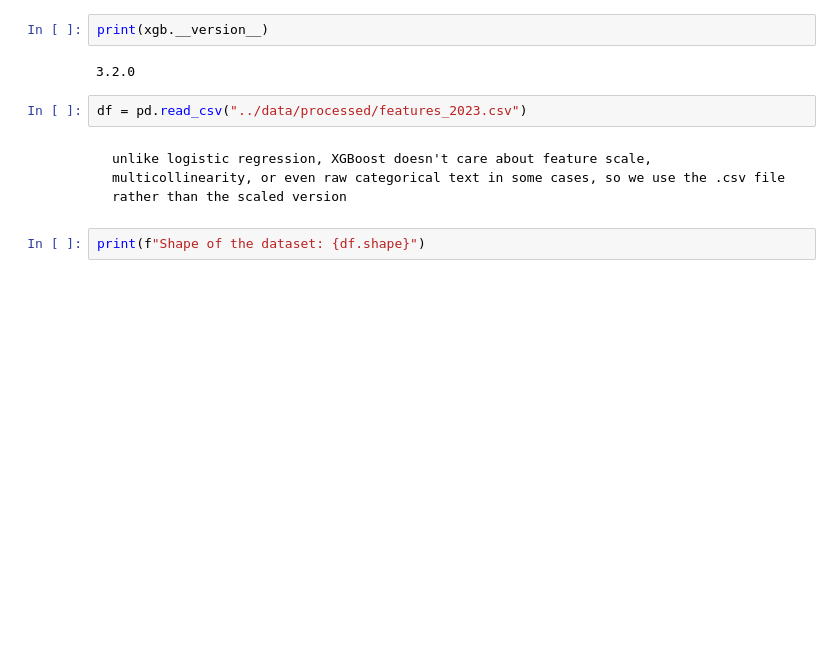
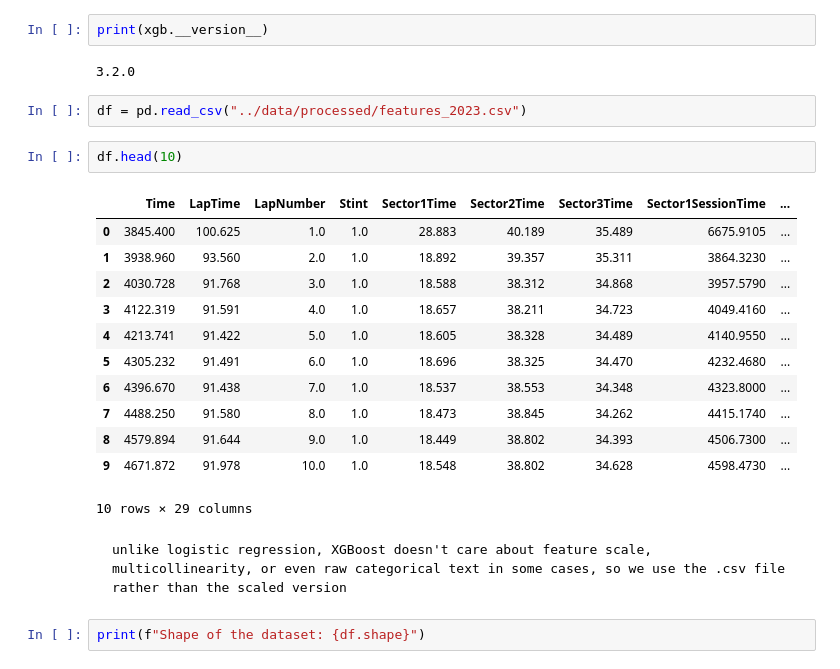
Before and after one commit to the-liyanage/f1-strategy-optimizer, a Jupyter notebook: notebooks/05_xgboost.ipynb, the cells around one changed output. Saved outputs shown, nothing was run; the diff lists cells and outputs as text; blank space fills up the shorter version.

````diff
--- a/notebooks/05_xgboost.ipynb
+++ b/notebooks/05_xgboost.ipynb
@@ -14,6 +14,21 @@ print(xgb.__version__)
 3.2.0
 # %%
 df = pd.read_csv("../data/processed/features_2023.csv")
+# %%
+df.head(10)
+# %% [output]
+|  | Time | LapTime | LapNumber | Stint | Sector1Time | Sector2Time | Sector3Time | Sector1SessionTime | ... |
+| 0 | 3845.400 | 100.625 | 1.0 | 1.0 | 28.883 | 40.189 | 35.489 | 6675.9105 | ... |
+| 1 | 3938.960 | 93.560 | 2.0 | 1.0 | 18.892 | 39.357 | 35.311 | 3864.3230 | ... |
+| 2 | 4030.728 | 91.768 | 3.0 | 1.0 | 18.588 | 38.312 | 34.868 | 3957.5790 | ... |
+| 3 | 4122.319 | 91.591 | 4.0 | 1.0 | 18.657 | 38.211 | 34.723 | 4049.4160 | ... |
+| 4 | 4213.741 | 91.422 | 5.0 | 1.0 | 18.605 | 38.328 | 34.489 | 4140.9550 | ... |
+| 5 | 4305.232 | 91.491 | 6.0 | 1.0 | 18.696 | 38.325 | 34.470 | 4232.4680 | ... |
+| 6 | 4396.670 | 91.438 | 7.0 | 1.0 | 18.537 | 38.553 | 34.348 | 4323.8000 | ... |
+| 7 | 4488.250 | 91.580 | 8.0 | 1.0 | 18.473 | 38.845 | 34.262 | 4415.1740 | ... |
+| 8 | 4579.894 | 91.644 | 9.0 | 1.0 | 18.449 | 38.802 | 34.393 | 4506.7300 | ... |
+| 9 | 4671.872 | 91.978 | 10.0 | 1.0 | 18.548 | 38.802 | 34.628 | 4598.4730 | ... |
+10 rows × 29 columns
 # %% [markdown]
 ```
 unlike logistic regression, XGBoost doesn't care about feature scale, multicollinearity, or even raw categorical text in some cases, so we use the .csv file rather than the scaled version
````
Also changed, not shown: parts of 11 cells of this notebook, 1 other file.
